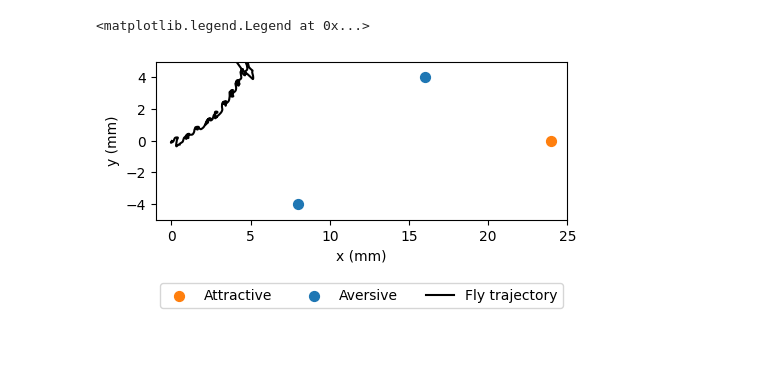
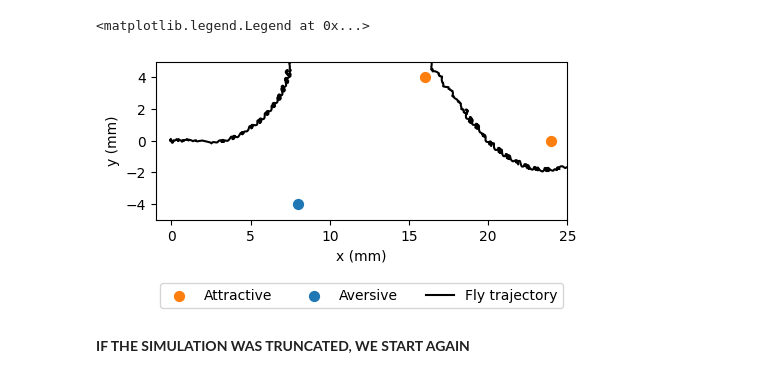
Before and after one commit to NeLy-EPFL/flygym-scratch, a Jupyter notebook: notebooks/learning_memory/randomwalk.ipynb, the cells around one changed output. Drawn from its saved outputs; the diff is of its cells as text; code cells hidden in the pictures; blank space fills up the shorter version.

```diff
--- a/notebooks/learning_memory/randomwalk.ipynb
+++ b/notebooks/learning_memory/randomwalk.ipynb
@@ -151,37 +77,53 @@ obs, _ = sim.reset()
-# %%
-for i in trange(int(run_time / sim.sim_params.timestep)):
-    action = turns[i]
-    obs, _, _, _, _ = sim.step(action)
-    rendered_img = sim.render()
-    obs_hist.append(obs)
+# %%
+# set up the simulation
+run_time = 8
+turns = sim.generate_random_walk(int(run_time / sim.sim_params.timestep))
+obs_hist = []
+odor_history = []
+obs, _ = sim.reset()
+for i in trange(int(run_time / sim.sim_params.timestep)):
+    action = turns[i]
+    obs, reward, terminated, truncated, _ = sim.step(action)
+    rendered_img = sim.render()
+    obs_hist.append(obs)
+    if terminated:
+            logging.info(
+                "Time for the simulation has elapsed. Simulation is terminated"
+            )
+            logging.info("Elapsed time in the simulation", sim.curr_time)
+            break
+    if truncated:
+            logging.info("A reward was not found, simulation is truncated")
+            logging.info("Elapsed time in the simulation", sim.curr_time)
+            break
 # %%
 fly_pos_hist = np.array([obs["fly"][0, :2] for obs in obs_hist])
 fig, ax = plt.subplots(1, 1, figsize=(5, 4), tight_layout=True)
 ax.scatter(
     [odor_source[0, 0]],
     [odor_source[0, 1]],
     marker="o",
     color="tab:orange",
     s=50,
     label="Attractive",
 )
 ax.scatter(
     [odor_source[1, 0]],
     [odor_source[1, 1]],
     marker="o",
     color="tab:blue",
     s=50,
     label="Aversive",
 )
-ax.scatter([odor_source[2, 0]], [odor_source[2, 1]], marker="o", color="tab:blue", s=50)
+ax.scatter([odor_source[2, 0]], [odor_source[2, 1]], marker="o", color="tab:orange", s=50)
 ax.plot(fly_pos_hist[:, 0], fly_pos_hist[:, 1], color="k", label="Fly trajectory")
 ax.set_aspect("equal")
 ax.set_xlim(-1, 25)
 ax.set_ylim(-5, 5)
 ax.set_xlabel("x (mm)")
 ax.set_ylabel("y (mm)")
 ax.legend(ncols=3, loc="lower center", bbox_to_anchor=(0.5, -0.6))
 # %% [output]
 <matplotlib.legend.Legend at 0x...>
-[figure, old version]
+[figure, new version]
 # %%
@@ -188,0 +131,2 @@ sim.save_video("/home/nmf-learning/flygym-scratch/outputs/random_walk/second_try
+# %% [markdown]
+**IF THE SIMULATION WAS TRUNCATED, WE START AGAIN**
```
Also changed, not shown: parts of 7 cells of this notebook, 16 other files.
